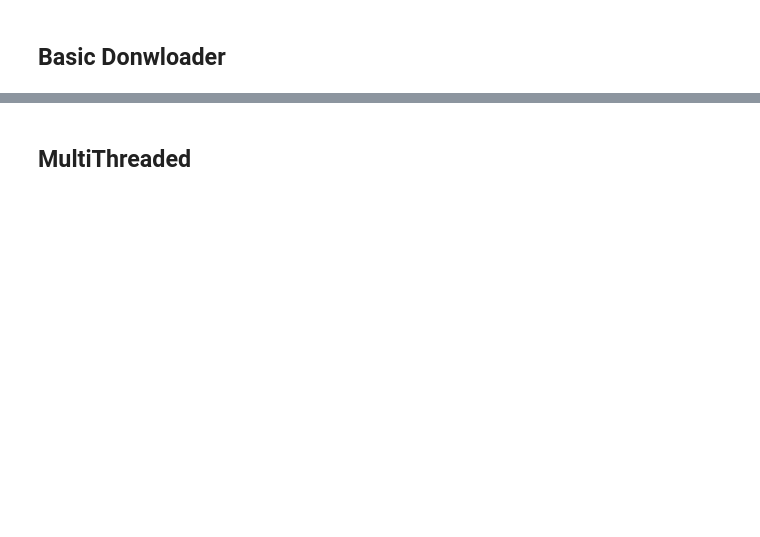
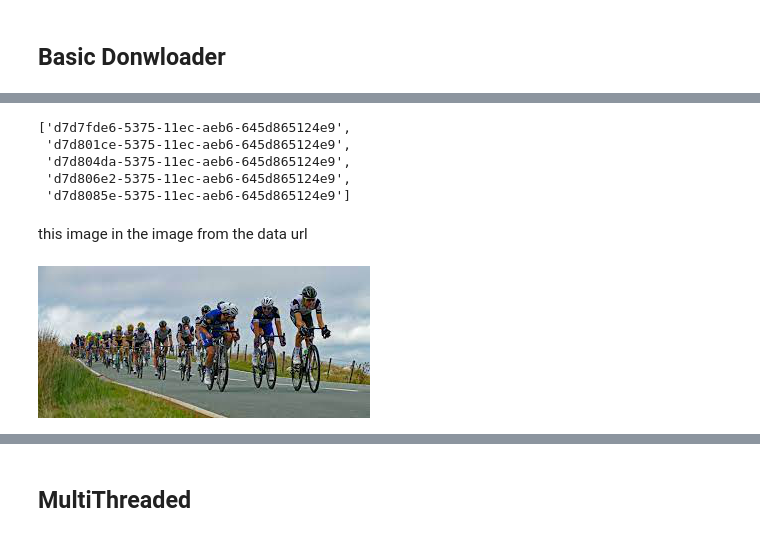
Before and after one commit to samsja/web2dataset, a Jupyter notebook: nbs/downloader.ipynb, the cells around one changed output, grey strips where cells are left out. Cells and saved outputs as stored; diff of their text form; code cells hidden in the pictures; blank space fills up the shorter version.

```diff
--- a/nbs/downloader.ipynb
+++ b/nbs/downloader.ipynb
@@ -27,0 +137,14 @@ class BasicDownloader(Downloader):
+# %%
+os.listdir(downloader.images_path)
+# %% [output]
+['d7d7fde6-5375-11ec-aeb6-645d865124e9',
+ 'd7d801ce-5375-11ec-aeb6-645d865124e9',
+ 'd7d804da-5375-11ec-aeb6-645d865124e9',
+ 'd7d806e2-5375-11ec-aeb6-645d865124e9',
+ 'd7d8085e-5375-11ec-aeb6-645d865124e9']
+# %% [markdown]
+this image in the image from the data url
+# %%
+Image.open(f"{downloader.images_path}/{searcher.documents[-1].uuid}")
+# %% [output]
+[figure, added]
```
Also changed, not shown: parts of 17 cells of this notebook, 11 other files.
